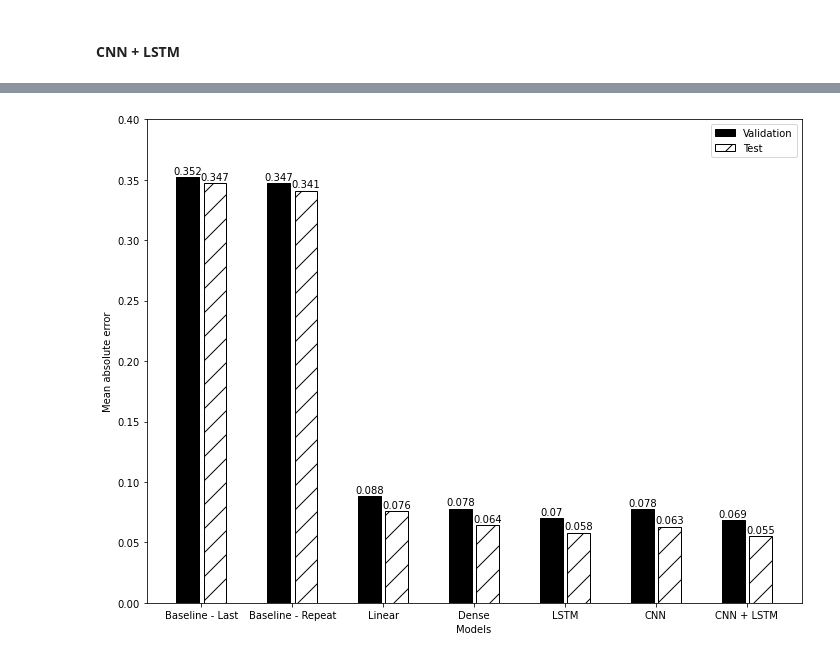
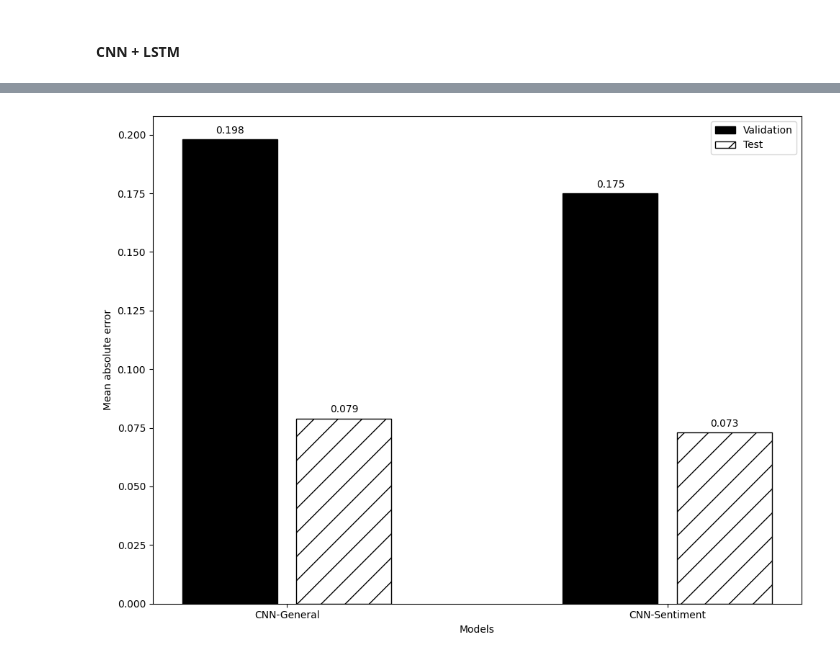
Before and after one commit to k1013726/PaperRelated, a Jupyter notebook: Final_analysis/HScore/main2.ipynb, the cells around one changed output, grey strips where cells are left out. Drawn from its saved outputs; the diff is of its cells as text; code cells hidden in the pictures.

```diff
--- a/Final_analysis/HScore/main2.ipynb
+++ b/Final_analysis/HScore/main2.ipynb
@@ -86,7 +85,7 @@ class DataWindow():
 
         return inputs, labels
 
-    def plot(self, model=None, plot_col='traffic_volume', max_subplots=3):
+    def plot(self, model=None, plot_col='UpDown', max_subplots=3):
         inputs, labels = self.sample_batch
 
         plt.figure(figsize=(12, 8))
@@ -176,21 +175,20 @@ column_indices = {name: i for i, name in enumerate(train_df.columns)}
 # %% [markdown]
 ### Multi-step model
 # %%
-KERNEL_WIDTH = 3
+KERNEL_WIDTH = 4
 LABEL_WIDTH = 28
 INPUT_WIDTH = LABEL_WIDTH + KERNEL_WIDTH - 1
 
-multi_window = DataWindow(input_width=INPUT_WIDTH, label_width=LABEL_WIDTH, shift=7, label_columns=['Close'])
+multi_window = DataWindow(input_width=INPUT_WIDTH, label_width=LABEL_WIDTH, shift=1, label_columns=['UpDown'])
 # %%
 # Values obtained from chapter 15
 
-ms_mae_val = [0.352, 0.347, 0.088, 0.078, 0.070]
-ms_mae_test = [0.347, 0.341, 0.076, 0.064, 0.058]
+ms_mae_val = []
+ms_mae_test = []
 # %%
 ms_cnn_model = Sequential([
-    Conv1D(64, activation='relu', kernel_size=(KERNEL_WIDTH)),
-    # Dense(units=128, activation='relu'),
-    # Dense(1, kernel_initializer=tf.initializers.zeros),
+    Conv1D(64, kernel_size=(KERNEL_WIDTH)),
+    # LSTM(32, return_sequences=True),
     Dense(1),
 ])
 
@@ -253,27 +243,27 @@ Epoch 8/50
 # %%
 ms_mae_val.extend([v[1] for v in ms_val_performance.values()])
 ms_mae_test.extend([v[1] for v in ms_performance.values()])
 
-x = np.arange(7)
+x = np.arange(2)
 
-labels = ['Baseline - Last', 'Baseline - Repeat', 'Linear', 'Dense', 'LSTM', 'CNN', 'CNN + LSTM']
+labels = ['CNN-General','CNN-Sentiment',]
 
 fig, ax = plt.subplots()
 ax.bar(x - 0.15, ms_mae_val, width=0.25, color='black', edgecolor='black', label='Validation')
 ax.bar(x + 0.15, ms_mae_test, width=0.25, color='white', edgecolor='black', hatch='/', label='Test')
 ax.set_ylabel('Mean absolute error')
 ax.set_xlabel('Models')
 
 for index, value in enumerate(ms_mae_val):
     plt.text(x=index - 0.15, y=value+0.0025, s=str(round(value, 3)), ha='center')
 
 for index, value in enumerate(ms_mae_test):
     plt.text(x=index + 0.15, y=value+0.0025, s=str(round(value, 3)), ha='center')
 
 plt.xticks(ticks=x, labels=labels)
 plt.legend(loc='best')
 plt.tight_layout()
 
 plt.savefig('figures/CH16_F07_peixeiro.png', dpi=300)
 # %% [output]
-[figure, old version]
+[figure, new version]
```
Also changed, not shown: parts of 5 cells of this notebook, 9 other files.
